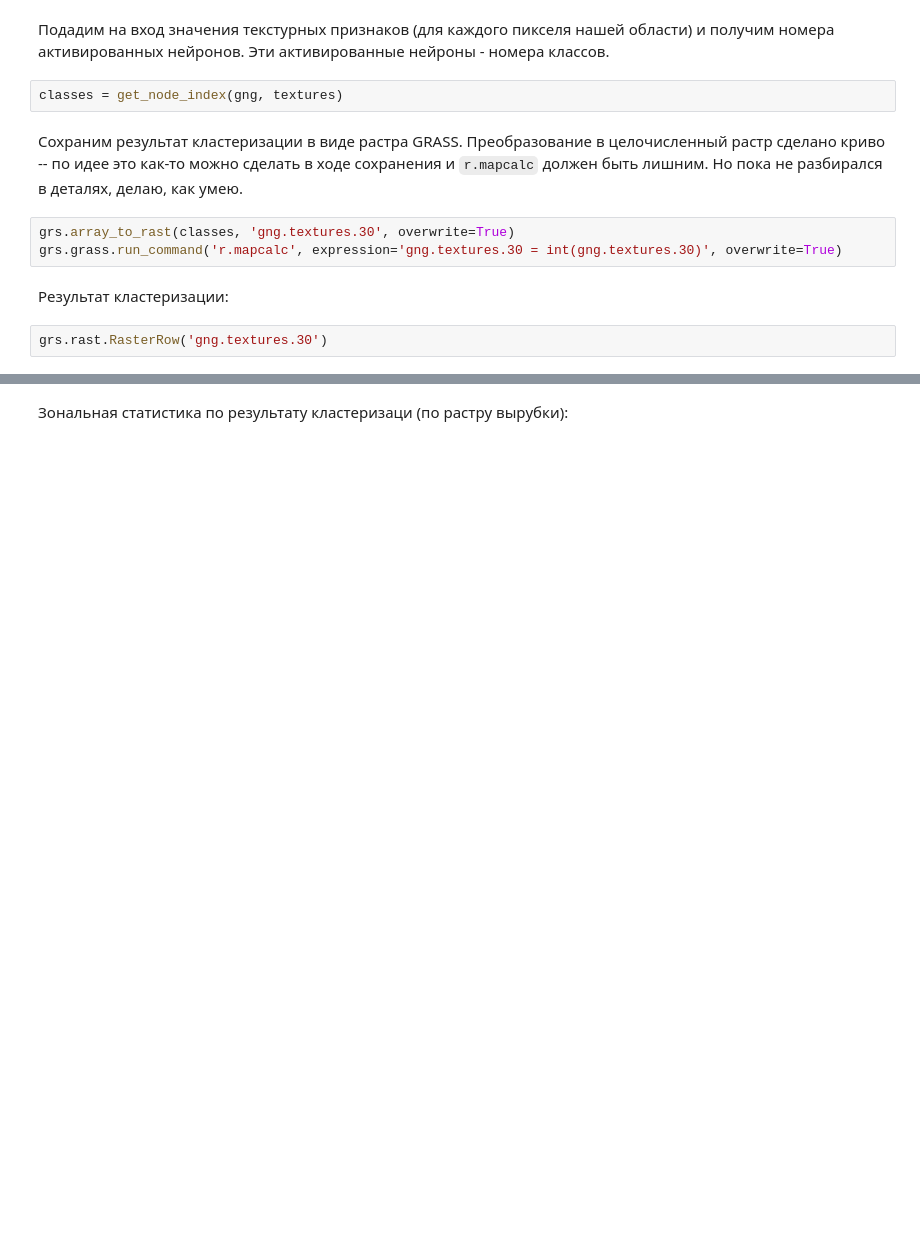
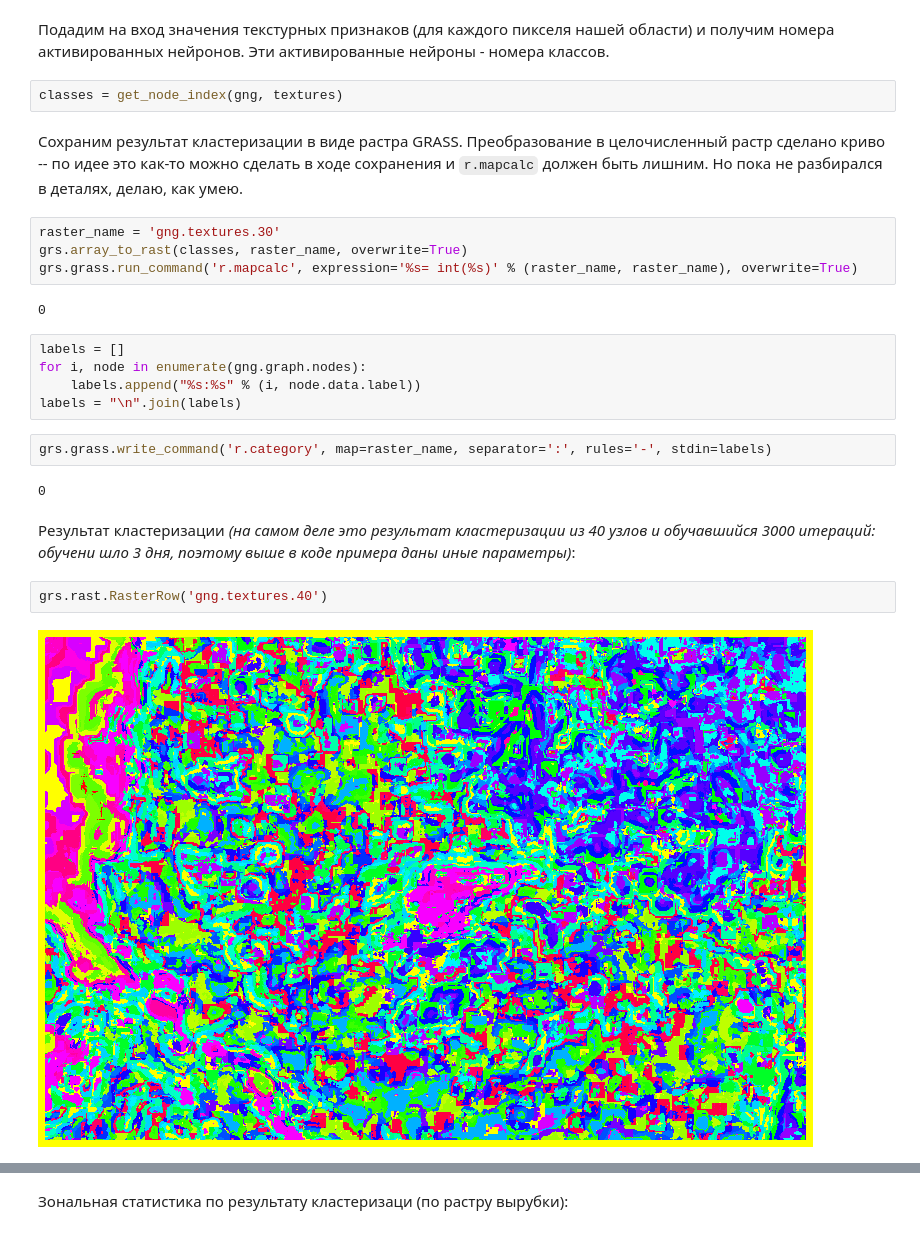
Before and after one commit to nextgis/remote_sensing, a Jupyter notebook: deforestation/010_Exploration.ipynb, the cells around one changed output, grey strips where cells are left out. Drawn from its saved outputs; the diff is of its cells as text; blank space fills up the shorter version.

Commit message:
Обновление описания и результатов по нейронному газу-2

```diff
--- a/deforestation/010_Exploration.ipynb
+++ b/deforestation/010_Exploration.ipynb
@@ -721,9 +750,23 @@ classes = get_node_index(gng, textures)
 # %% [markdown]
 Сохраним результат кластеризации в виде растра GRASS. Преобразование в целочисленный растр сделано криво -- по идее это как-то можно сделать в ходе сохранения и `r.mapcalc` должен быть лишним. Но пока не разбирался в деталях, делаю, как умею.
 # %%
-grs.array_to_rast(classes, 'gng.textures.30', overwrite=True)
-grs.grass.run_command('r.mapcalc', expression='gng.textures.30 = int(gng.textures.30)', overwrite=True)
+raster_name = 'gng.textures.30'
+grs.array_to_rast(classes, raster_name, overwrite=True)
+grs.grass.run_command('r.mapcalc', expression='%s= int(%s)' % (raster_name, raster_name), overwrite=True)
+# %% [output]
+0
-# %% [markdown]
-Результат кластеризации:
+# %%
+labels = []
+for i, node in enumerate(gng.graph.nodes):
+    labels.append("%s:%s" % (i, node.data.label))
+labels = "\n".join(labels)
+# %%
+grs.grass.write_command('r.category', map=raster_name, separator=':', rules='-', stdin=labels)
+# %% [output]
+0
+# %% [markdown]
+Результат кластеризации *(на самом деле это результат кластеризации из 40 узлов и обучавшийся 3000 итераций: обучени шло 3 дня, поэтому выше в коде примера даны иные параметры)*:
 # %%
-grs.rast.RasterRow('gng.textures.30')
+grs.rast.RasterRow('gng.textures.40')
+# %% [output]
+[figure, added]
```
Also changed, not shown: parts of 8 cells of this notebook.
